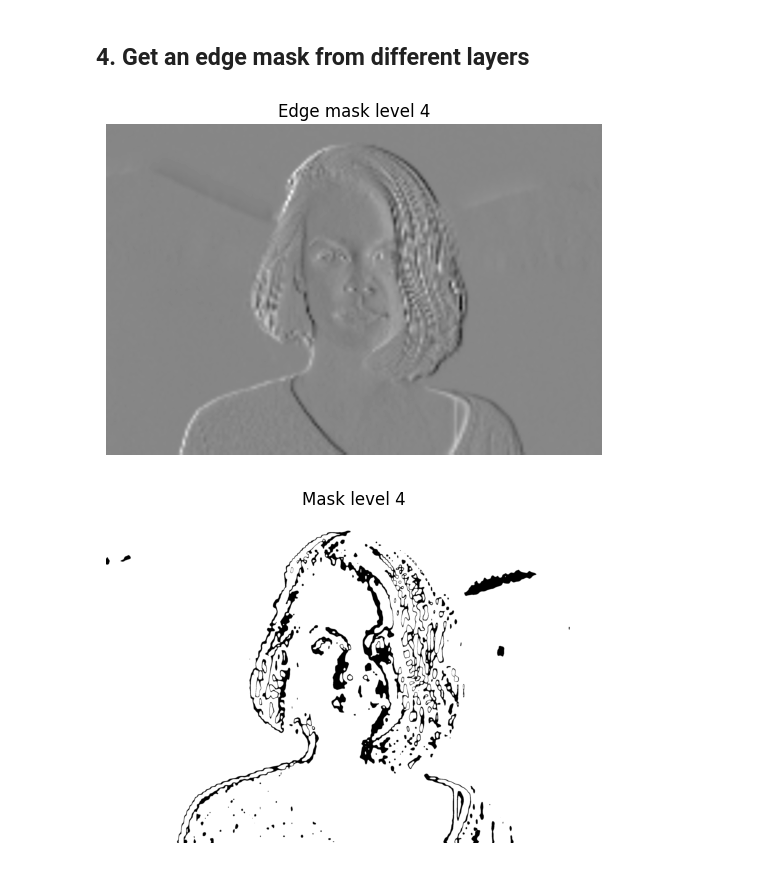
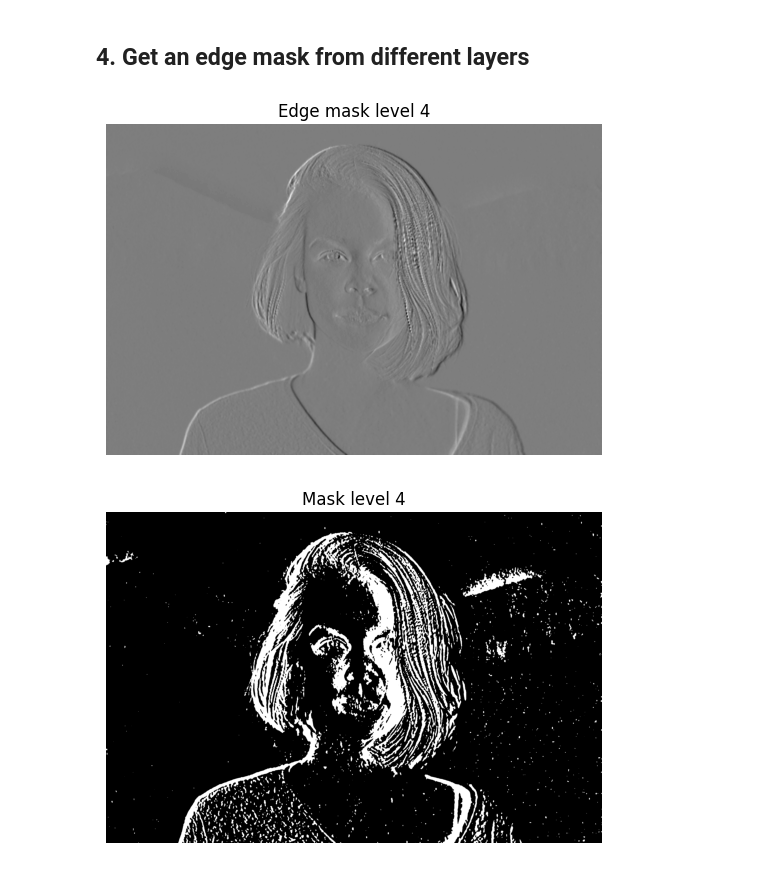
Before and after one commit to reimertzzz/Bildbehandling, a Jupyter notebook: wavelets.ipynb, the cells around one changed output. Drawn from its saved outputs; the diff is of its cells as text; code cells hidden in the pictures.

Commit message:
edge detection branch with wavelets created

```diff
--- a/wavelets.ipynb
+++ b/wavelets.ipynb
@@ -66,22 +78,22 @@ Observations of the different wavelet transformation shows that the horizon is s
 # %%
 # From observing the wavelet transformations, the fourth (level 2) could be useful for a mask
 
-details_4 = coeffs[2]
+details_4 = coeffs[4]
 
 #
-edges = (details_4[1])
+edges = (details_4[1] + details_4[2])
 edges /= np.max(edges)
 
 # Smooth
 edges = cv2.GaussianBlur(edges, (15, 15), 0)
 
-threshold_upper = 0.1
-threshold_lower = 0.03
-mask = (edges > threshold_upper) | (edges < threshold_lower)
+threshold_upper = 0.9
+threshold_lower = 0.01
+mask = 1 - ((edges > threshold_upper) | (edges < threshold_lower))
 
 
 show_image(edges, caption="Edge mask level 4")
 show_image(mask, caption="Mask level 4")
 # %% [output]
 [figure]
-[figure, old version]
+[figure, new version]
```
Also changed, not shown: parts of 2 cells of this notebook, 3 other files.
